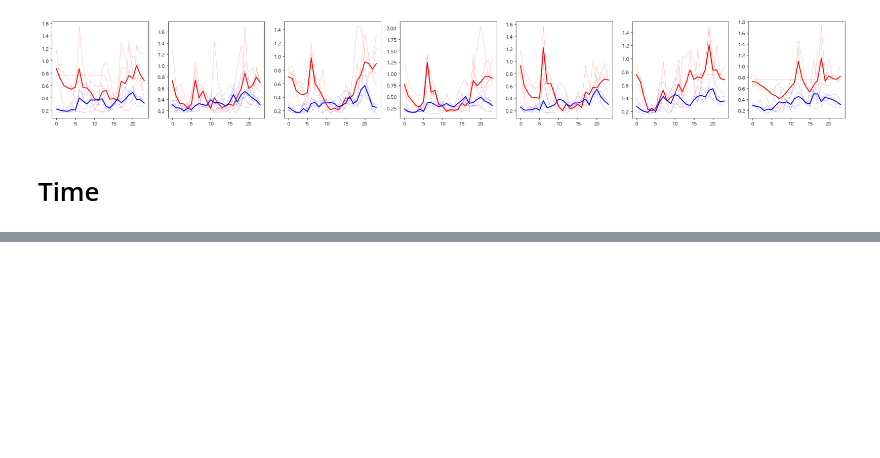
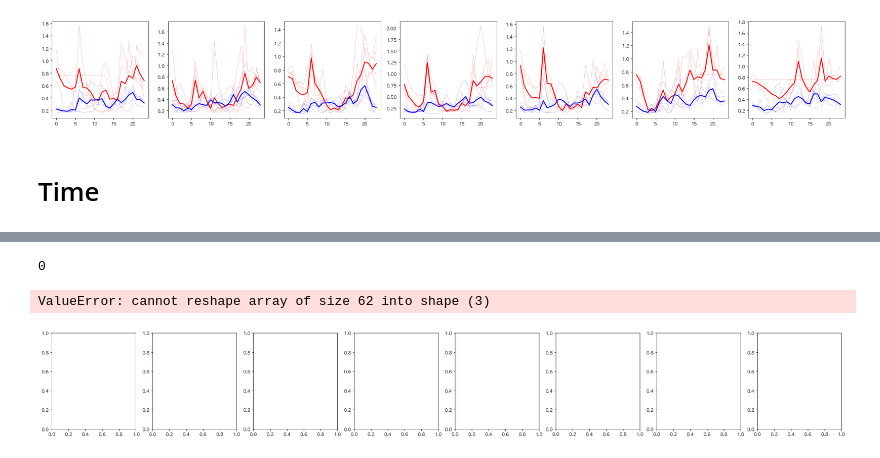
Before and after one commit to formegusto/distribution-by-contribution, a Jupyter notebook: Contribution Map.ipynb, the cells around one changed output, grey strips where cells are left out. Drawn from its saved outputs; the diff is of its cells as text; code cells hidden in the pictures; blank space fills up the shorter version.

Commit message:
update : time map init

```diff
--- a/Contribution Map.ipynb
+++ b/Contribution Map.ipynb
@@ -317,6 +305,9 @@ for _time in range(0, 24, size):
     time_np[round(_time / size)] = _time_np.mean(axis=0).round()
 
 time_np = np.array(time_np)
+time_cont_map_df = pd.DataFrame(time_np,
+                               index=[_ for _ in range(0, 24,size)],
+                              columns=df.columns)
 
-print(time_np)
+time_cont_map_df
 # %% [output]
@@ -339,0 +324,7 @@ print(time_np)
+# %%
+cols = time_cont_map_df.columns
+mean_cont_map = time_cont_map_df.mean().round().astype("int")
+sort_mean_cont_map = mean_cont_map.argsort()
+
+sort_cols = cols[sort_mean_cont_map]
+sort_cont = mean_cont_map[sort_mean_cont_map]
@@ -339,0 +376,46 @@ print(time_np)
+# %%
+fig, ax = plt.subplots(1, 8, figsize=(32,4))
+
+max_err_weekday = 0
+max_err = 0
+
+A = median_col
+B = min_col
+
+A_time = time_cont_map_df[A]
+B_time = time_cont_map_df[B]
+
+for time,_m1 in enumerate(A_time):
+    _m2 = B_time[size * time]
+
+    print(time)
+    _pat_1 = df[A][(df[A].index.time >= dt.time(size * time, 0)) &
+                   (df[A].index.time < dt.time(size - 1 * (time + 1), 0))].values
+#     _pat_2 = df[B][df[B].index.time <= dt.time(size * (time + 1), 0)].values.reshape(-1,3)
+
+    print(_pat_1.reshape(-1, 3))
+
+
+#     for pat_idx, pat_1 in enumerate(_pat_1):
+#         pat_2 = _pat_2[pat_idx]
+#         ax[time].plot(pat_1, color='r', linewidth=0.2)
+#         ax[time].plot(pat_2, color='b', linewidth=0.2)
+
+#     ax[time].plot(_pat_1.mean(axis=0), color='r', linewidth=2)
+#     ax[time].plot(_pat_2.mean(axis=0), color='b', linewidth=2)
+
+#     err = _m1 - _m2
+#     if err > max_err:
+#         max_err_weekday = day
+#         max_err =err
+
+# print("가구 A의 사용량은 {}kWh이며, 가구 B의 사용량은 {}kWh 입니다.".format(
+#     df[A].sum().round(),
+#     df[B].sum().round()
+# ))
+# print("가장 차이가 많이 나는 시간대는 {}요일 입니다.".format(DAY_ARR[max_err_weekday]))
+# plt.show()
+# %% [output]
+0
+ValueError: cannot reshape array of size 62 into shape (3)
+[figure, added]
```
Also changed, not shown: parts of 4 cells of this notebook.
